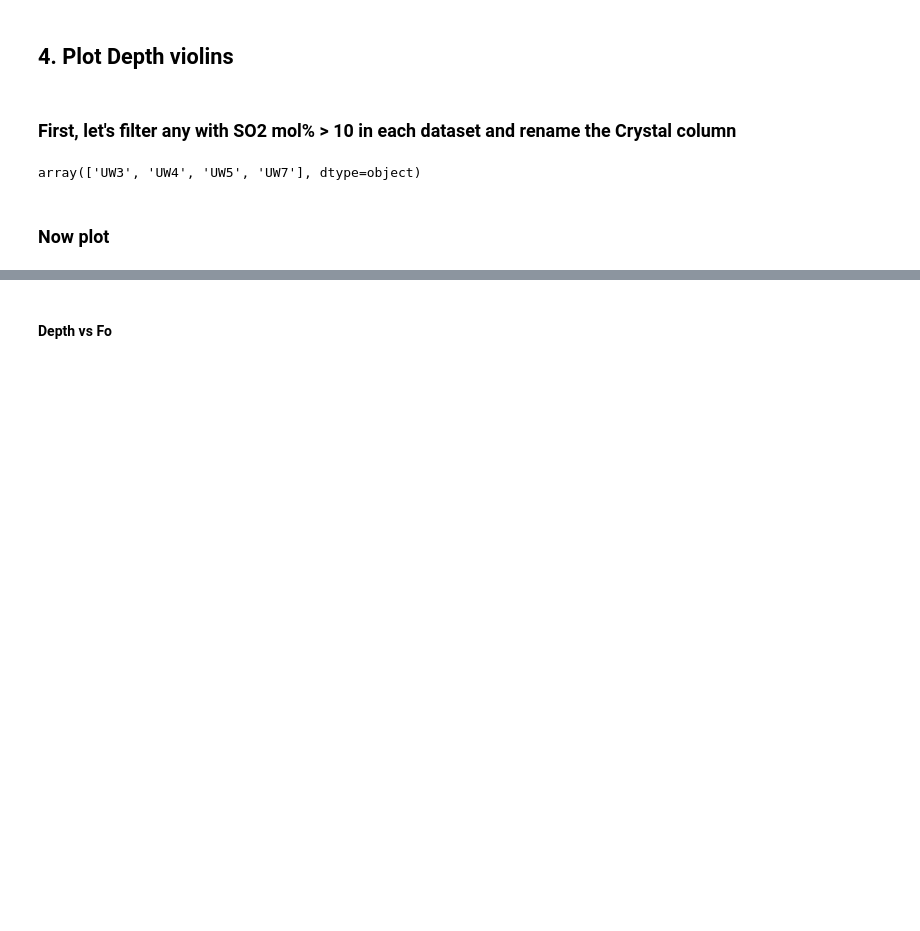
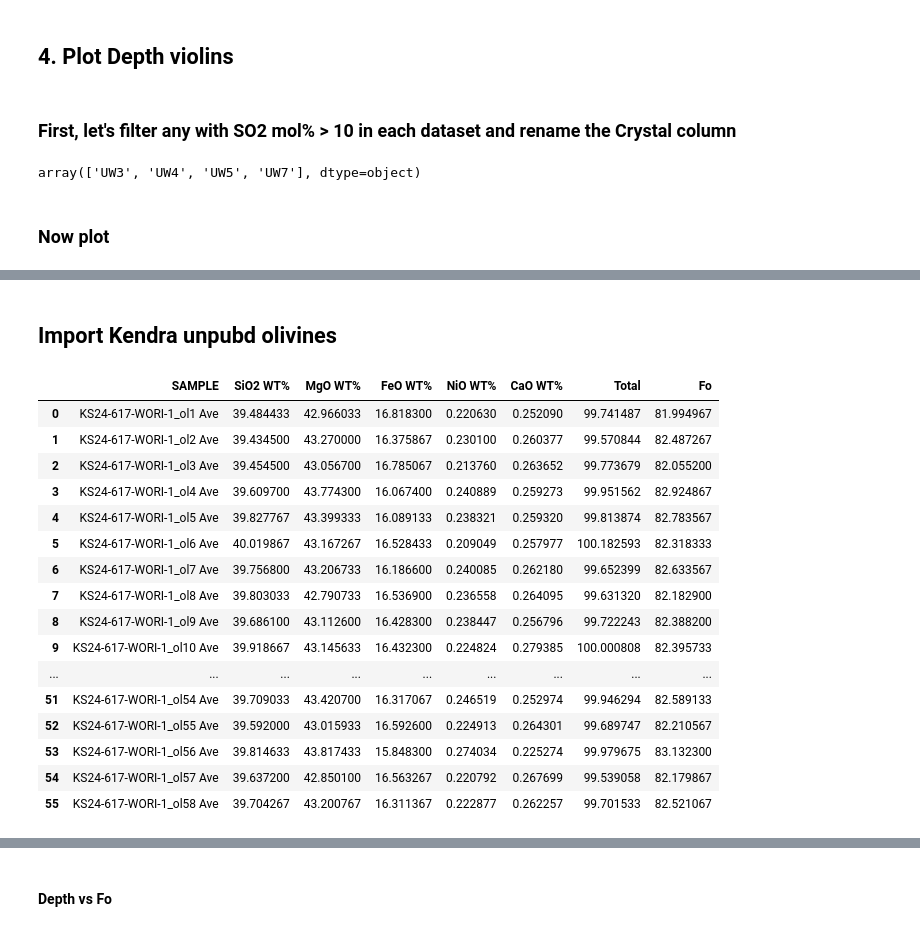
Before and after one commit to cljdevitre/PrePostCalderaKil_2025, a Jupyter notebook: Version_on_pcloud/Plotting_notebooks/Plotting.ipynb, the cells around one changed output, grey strips where cells are left out. Drawn from its saved outputs; the diff is of its cells as text; code cells hidden in the pictures; blank space fills up the shorter version.

```diff
--- a/Version_on_pcloud/Plotting_notebooks/Plotting.ipynb
+++ b/Version_on_pcloud/Plotting_notebooks/Plotting.ipynb
@@ -292,0 +280,26 @@ fig.savefig(figpath + slash + 'Pressure vs GOS_plot.pdf', format='pdf', dpi=300,
+# %% [markdown]
+## Import Kendra unpubd olivines
+# %%
+KD24_ols_Kendra=pd.read_excel(MasterFolder+slash+"Data"+slash+"Unpubd data from Kendra"+slash+"December2024HMM_Diffusion_Master_01142025.xlsx",sheet_name="CoreRim Master")
+
+KD24_ols_Kendra =KD24_ols_Kendra.loc[:, ~KD24_ols_Kendra.columns.str.contains('Unnamed')].drop(KD24_ols_Kendra.tail(6).index)
+
+KD24_ols_Kendra
+# %% [output]
+|  | SAMPLE | SiO2 WT% | MgO WT% | FeO WT% | NiO WT% | CaO WT% | Total | Fo |
+| 0 | KS24-617-WORI-1_ol1 Ave | 39.484433 | 42.966033 | 16.818300 | 0.220630 | 0.252090 | 99.741487 | 81.994967 |
+| 1 | KS24-617-WORI-1_ol2 Ave | 39.434500 | 43.270000 | 16.375867 | 0.230100 | 0.260377 | 99.570844 | 82.487267 |
+| 2 | KS24-617-WORI-1_ol3 Ave | 39.454500 | 43.056700 | 16.785067 | 0.213760 | 0.263652 | 99.773679 | 82.055200 |
+| 3 | KS24-617-WORI-1_ol4 Ave | 39.609700 | 43.774300 | 16.067400 | 0.240889 | 0.259273 | 99.951562 | 82.924867 |
+| 4 | KS24-617-WORI-1_ol5 Ave | 39.827767 | 43.399333 | 16.089133 | 0.238321 | 0.259320 | 99.813874 | 82.783567 |
+| 5 | KS24-617-WORI-1_ol6 Ave | 40.019867 | 43.167267 | 16.528433 | 0.209049 | 0.257977 | 100.182593 | 82.318333 |
+| 6 | KS24-617-WORI-1_ol7 Ave | 39.756800 | 43.206733 | 16.186600 | 0.240085 | 0.262180 | 99.652399 | 82.633567 |
+| 7 | KS24-617-WORI-1_ol8 Ave | 39.803033 | 42.790733 | 16.536900 | 0.236558 | 0.264095 | 99.631320 | 82.182900 |
+| 8 | KS24-617-WORI-1_ol9 Ave | 39.686100 | 43.112600 | 16.428300 | 0.238447 | 0.256796 | 99.722243 | 82.388200 |
+| 9 | KS24-617-WORI-1_ol10 Ave | 39.918667 | 43.145633 | 16.432300 | 0.224824 | 0.279385 | 100.000808 | 82.395733 |
+| ... | ... | ... | ... | ... | ... | ... | ... | ... |
+| 51 | KS24-617-WORI-1_ol54 Ave | 39.709033 | 43.420700 | 16.317067 | 0.246519 | 0.252974 | 99.946294 | 82.589133 |
+| 52 | KS24-617-WORI-1_ol55 Ave | 39.592000 | 43.015933 | 16.592600 | 0.224913 | 0.264301 | 99.689747 | 82.210567 |
+| 53 | KS24-617-WORI-1_ol56 Ave | 39.814633 | 43.817433 | 15.848300 | 0.274034 | 0.225274 | 99.979675 | 83.132300 |
+| 54 | KS24-617-WORI-1_ol57 Ave | 39.637200 | 42.850100 | 16.563267 | 0.220792 | 0.267699 | 99.539058 | 82.179867 |
+| 55 | KS24-617-WORI-1_ol58 Ave | 39.704267 | 43.200767 | 16.311367 | 0.222877 | 0.262257 | 99.701533 | 82.521067 |
```
Also changed, not shown: parts of 8 cells of this notebook, 44 other files.
